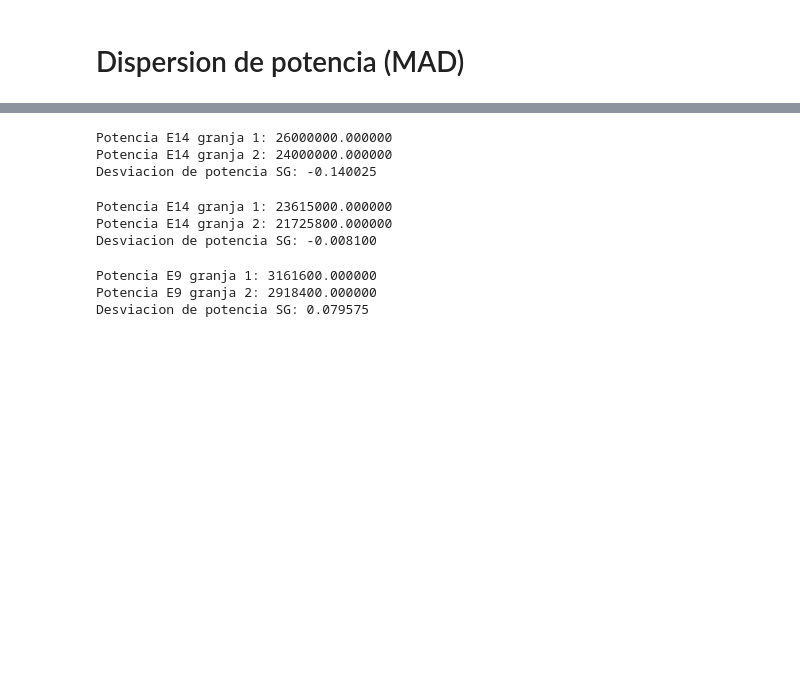
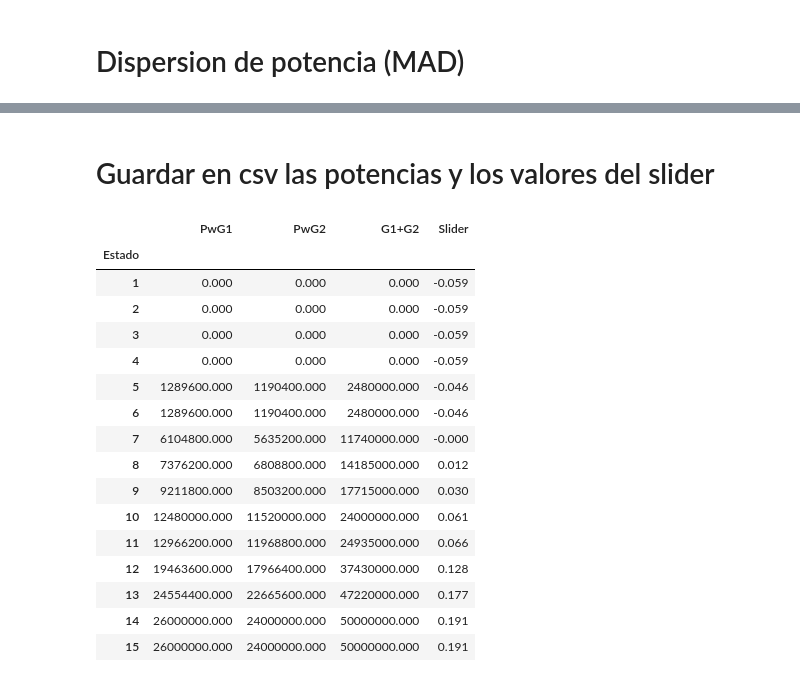
Before and after one commit to fernestomp/aero, a Jupyter notebook: potencia_curva_fab_estados.ipynb, the cells around one changed output, grey strips where cells are left out. Drawn from its saved outputs; the diff is of its cells as text; code cells hidden in the pictures; blank space fills up the shorter version.

```diff
--- a/potencia_curva_fab_estados.ipynb
+++ b/potencia_curva_fab_estados.ipynb
@@ -803,11 +513,0 @@ clusters_wind_pow.idx_centroids
-# %%
-lista_estados =np.arange(1,n_clusters+1)
-lista_vel = []
-for i in lista_estados:
-    lista_vel.append(clusters_wind_pow.idx_centroids.loc[i].vwind)
-
-lista_pw=[]
-for i,j in enumerate(lista_vel):
-    lista_pw.append(df_mfcurve_interp.loc[j].pw)
-    #lista_pw.append(clusters_wind_pow.idx_centroids[clusters_wind_pow.idx_centroids.vwind == j].pw)
-    print('Estado: %i velocidad %.2f m/s = %E w'% (lista_estados[i],j,lista_pw[i]))
@@ -860,0 +580,9 @@ i[3]
+# %%
+#calcular las potencias base (slider = 0)
+#esta potencia es de las granjas, tomada directamente del scope de simulink
+pot_base_g1 = 6.1048e-2   #tomado del raw de psse
+pot_base_g2 = 5.6352e-2
+
+#base de potencia
+potencia_base = pot_base_g1+pot_base_g2 #MW
+print('potencia g1 %f, potencia g2 %f, potencia g1+g2 (base) %f'%(pot_base_g1,pot_base_g2,potencia_base))
@@ -860,0 +607,3 @@ i[3]
+# %%
+idx=0
+-(potencia_base-((lista_pw[idx]*13)+(lista_pw[idx]*12))/1e8)
@@ -860,0 +612,18 @@ i[3]
+# %%
+#para calcular el valor del slider solo tomare en cuenta la potencia más alta
+# a partir de ahí la otra granja se va a ajustar con el poweroffset que es 24/26
+#-pot_base_g1 +(lista_pw[idx]*13)/1e8))
+# esto no lo uso, funcionaria para potencias cero pero no para las demas
+# porque una granja tiene un generador mas que la otra asi que la desviacion
+# debe de afectar diferente a cada granja, con el offset, la afecta igual
+#y se supone que el viento es el que hace que la potencia de salida cambie...
+# no hay diferencia de viento en las dos granjas
+
+lista_potg1_g2_sg = []#lista (tupla) de (estado,potencia granja1,potencia granja2,sg) slider gain
+for idx,ne in enumerate(range(len(lista_estados))):
+    lista_potg1_g2_sg.append((lista_estados[idx],lista_pw[idx]*13,lista_pw[idx]*12,lista_pw[idx]*13+lista_pw[idx]*12,
+                              -(potencia_base-((lista_pw[idx]*13)+(lista_pw[idx]*12))/1e8)/2))
+for i in lista_potg1_g2_sg:
+    print('Estado: %i, Potencia g1[Mw]: %f, Potencia g2[Mw]: %f, G1+G2; %f,  Slider Gain: %0.6f'%(i[0],i[1]/1E6,
+                                                                                                  i[2]/1E6,
+                                                                                                  i[3]/1E6, i[4]))
@@ -860,0 +662,24 @@ i[3]
+# %% [markdown]
+# Guardar en csv las potencias y los valores del slider
+# %%
+df_pot_slider= pd.DataFrame(lista_potg1_g2_sg,columns=['Estado','PwG1','PwG2','G1+G2','Slider'])
+df_pot_slider.set_index('Estado',inplace=True)
+df_pot_slider
+# %% [output]
+|  | PwG1 | PwG2 | G1+G2 | Slider |
+| Estado |  |  |  |  |
+| 1 | 0.000 | 0.000 | 0.000 | -0.059 |
+| 2 | 0.000 | 0.000 | 0.000 | -0.059 |
+| 3 | 0.000 | 0.000 | 0.000 | -0.059 |
+| 4 | 0.000 | 0.000 | 0.000 | -0.059 |
+| 5 | 1289600.000 | 1190400.000 | 2480000.000 | -0.046 |
+| 6 | 1289600.000 | 1190400.000 | 2480000.000 | -0.046 |
+| 7 | 6104800.000 | 5635200.000 | 11740000.000 | -0.000 |
+| 8 | 7376200.000 | 6808800.000 | 14185000.000 | 0.012 |
+| 9 | 9211800.000 | 8503200.000 | 17715000.000 | 0.030 |
+| 10 | 12480000.000 | 11520000.000 | 24000000.000 | 0.061 |
+| 11 | 12966200.000 | 11968800.000 | 24935000.000 | 0.066 |
+| 12 | 19463600.000 | 17966400.000 | 37430000.000 | 0.128 |
+| 13 | 24554400.000 | 22665600.000 | 47220000.000 | 0.177 |
+| 14 | 26000000.000 | 24000000.000 | 50000000.000 | 0.191 |
+| 15 | 26000000.000 | 24000000.000 | 50000000.000 | 0.191 |
@@ -869,10 +696,6 @@ pwE14g2=24E+06
 #potencia base-potencia de la granja1 en el estado 14, 8.2
 SGE14=(potencia_base*1E6-(pwE14g1+pwE14g2))/200E6 #SG control slider gain de simulink (desviación de potencia)
 print('Potencia E14 granja 1: %f\nPotencia E14 granja 2: %f\nDesviacion de potencia SG: %0.6f'%(pwE14g1,pwE14g2,SGE14))
-# %% [output]
-Potencia E14 granja 1: 26000000.000000
-Potencia E14 granja 2: 24000000.000000
-Desviacion de potencia SG: -0.140025
 # %%
 #estado 14, slider gain
 #potencia en estado 14,8.2ms 9.446000E+05 w * n aerogeneradores
@@ -882,10 +705,6 @@ pwE14g2=9.446000E+05*23
 #potencia base-potencia de la granja1 en el estado 14, 8.2
 SGE14=(potencia_base*1E6-pwE14g1)/200E6 #SG control slider gain de simulink (desviación de potencia)
 print('Potencia E14 granja 1: %f\nPotencia E14 granja 2: %f\nDesviacion de potencia SG: %f'%(pwE14g1,pwE14g2,SGE14))
-# %% [output]
-Potencia E14 granja 1: 23615000.000000
-Potencia E14 granja 2: 21725800.000000
-Desviacion de potencia SG: -0.008100
 # %%
 #estado 9, slider gain
 #potencia en estado 9,5.3m/s 279915.905 * n aerogeneradores
@@ -895,7 +714,3 @@ SGE9=(potencia_base*1E6-(pwE9g1+pwE9g2))/200E6 #SG control slider gain de simuli
 
 #potencia base-potencia de la granja1 en el estado 14, 8.2
 print('Potencia E9 granja 1: %f\nPotencia E9 granja 2: %f\nDesviacion de potencia SG: %f'%(pwE9g1,pwE9g2,SGE9))
-# %% [output]
-Potencia E9 granja 1: 3161600.000000
-Potencia E9 granja 2: 2918400.000000
-Desviacion de potencia SG: 0.079575
```
Also changed, not shown: parts of 44 cells of this notebook, 27 other files.
